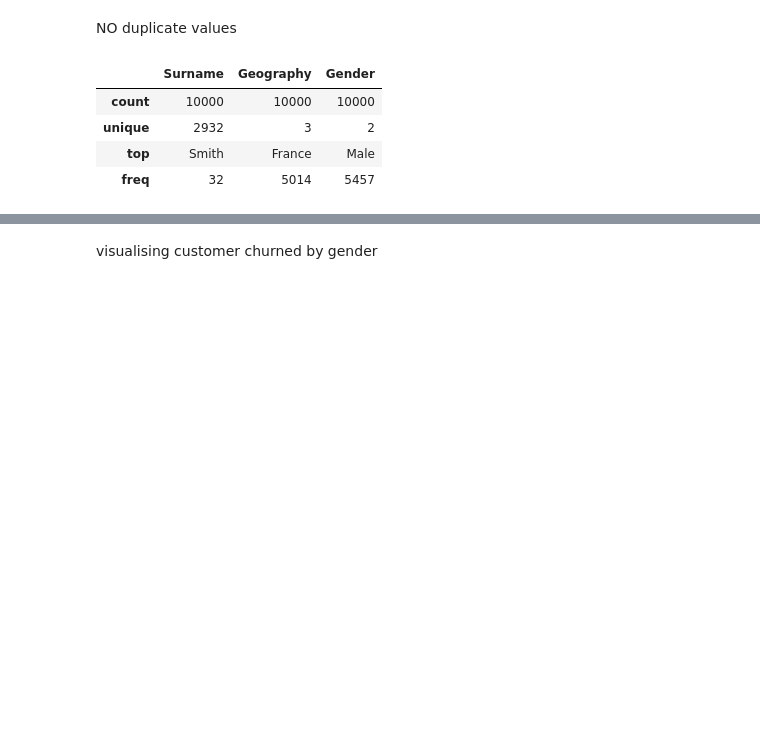
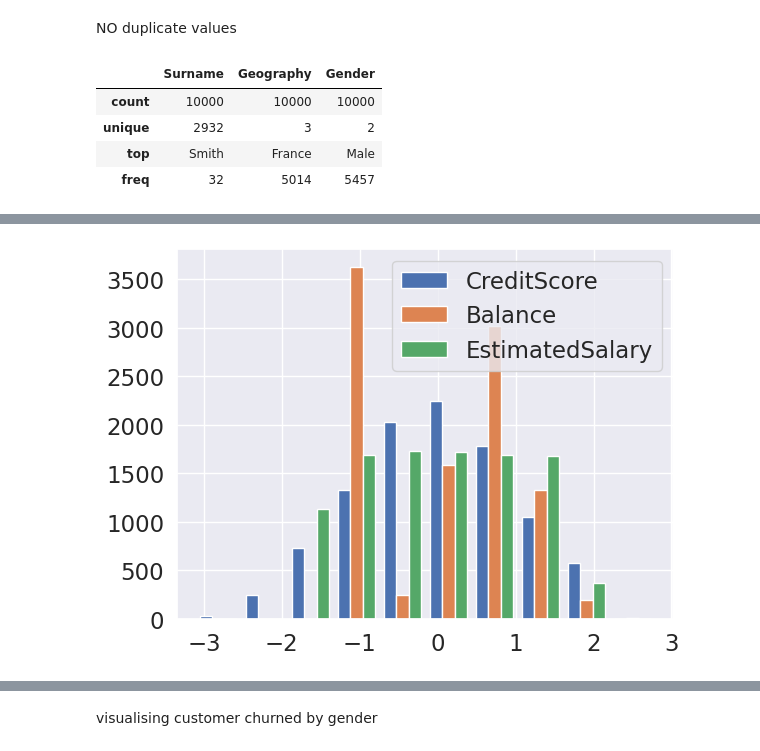
Before and after one commit to shilpeemaitra/Lab, a Jupyter notebook: Churn_Modelling.ipynb, the cells around one changed output, grey strips where cells are left out. Saved outputs shown, nothing was run; the diff lists cells and outputs as text; code cells hidden in the pictures; blank space fills up the shorter version.

```diff
--- a/Churn_Modelling.ipynb
+++ b/Churn_Modelling.ipynb
@@ -115,3 +126,8 @@ from sklearn.preprocessing import LabelEncoder, OneHotEncoder
 from sklearn.model_selection import train_test_split, GridSearchCV
 from sklearn.metrics import accuracy_score, precision_score, recall_score ,f1_score
 from sklearn.metrics import confusion_matrix, roc_curve, roc_auc_score
+# %%
+#checking outliers
+zscore = stats.zscore(df[['CreditScore', 'Balance', 'EstimatedSalary']])
+outliers = zscore[np.abs(zscore.values)>3]
+outliers
@@ -117,0 +144,6 @@ from sklearn.metrics import confusion_matrix, roc_curve, roc_auc_score
+# %%
+plt.hist(zscore)
+plt.legend(zscore.columns)
+plt.show()
+# %% [output]
+[figure, added]
```
Also changed, not shown: parts of 30 cells of this notebook.
